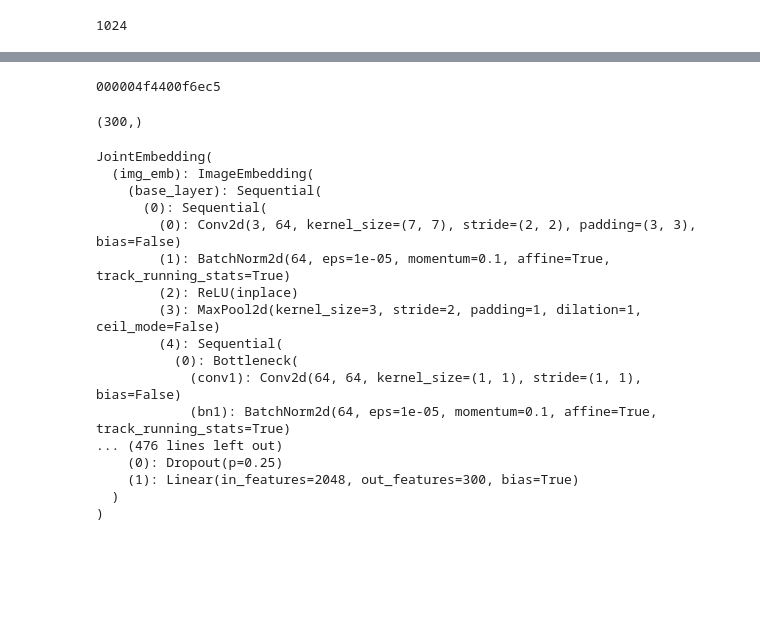
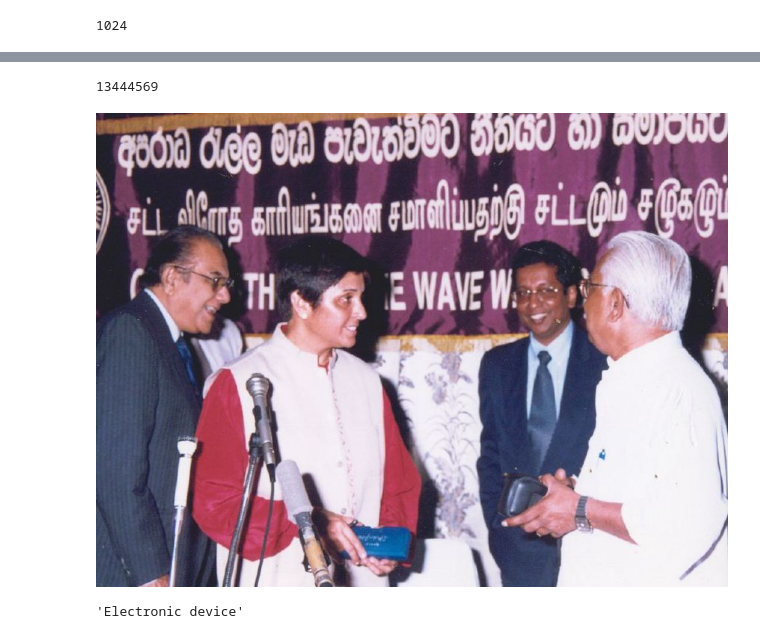
Before and after one commit to maxgreat/query-image, a Jupyter notebook: test.ipynb, the cells around one changed output, grey strips where cells are left out. Drawn from its saved outputs; the diff is of its cells as text; code cells hidden in the pictures; blank space fills up the shorter version.

```diff
--- a/test.ipynb
+++ b/test.ipynb
@@ -52,37 +50,23 @@ prepro = transforms.Compose([
 from dataset import openimages
 # %%
 d = openimages.OpenImages(image_dir="/data/datasets/openimages/images/train/",
-                          bbox_file="/data/datasets/openimages/train-annotations-bbox.csv",
-                         classes="/data/datasets/openimages/class-descriptions-boxable.csv",
+                          image_file="/data/datasets/openimages/train-annotations-human-imagelabels.csv",
+                         classes="/data/datasets/openimages/class-descriptions.csv",
                           transform=prepro)
-# %%
-d[50][1].shape
-# %% [output]
-000004f4400f6ec5
-(300,)
+# %%
+len(d)
+# %% [output]
+13444569
+# %%
+i = 503
+display(d[i][0])
+display(d[i][1])
+# %% [output]
+[figure, added]
+'Electronic device'
 # %%
 we = openimages.WordEncoder("/data/datasets/openimages/train-annotations-bbox.csv", "/data/m.portaz/wiki.en.bin")
 # %%
 from models import models
 # %%
 m = models.JointEmbedding(we)
-# %%
-m
-# %% [output]
-JointEmbedding(
-  (img_emb): ImageEmbedding(
-    (base_layer): Sequential(
-      (0): Sequential(
-        (0): Conv2d(3, 64, kernel_size=(7, 7), stride=(2, 2), padding=(3, 3), bias=False)
-        (1): BatchNorm2d(64, eps=1e-05, momentum=0.1, affine=True, track_running_stats=True)
-        (2): ReLU(inplace)
-        (3): MaxPool2d(kernel_size=3, stride=2, padding=1, dilation=1, ceil_mode=False)
-        (4): Sequential(
-          (0): Bottleneck(
-            (conv1): Conv2d(64, 64, kernel_size=(1, 1), stride=(1, 1), bias=False)
-            (bn1): BatchNorm2d(64, eps=1e-05, momentum=0.1, affine=True, track_running_stats=True)
-... (476 lines left out)
-    (0): Dropout(p=0.25)
-    (1): Linear(in_features=2048, out_features=300, bias=True)
-  )
-)
```
Also changed, not shown: parts of 6 cells of this notebook.
